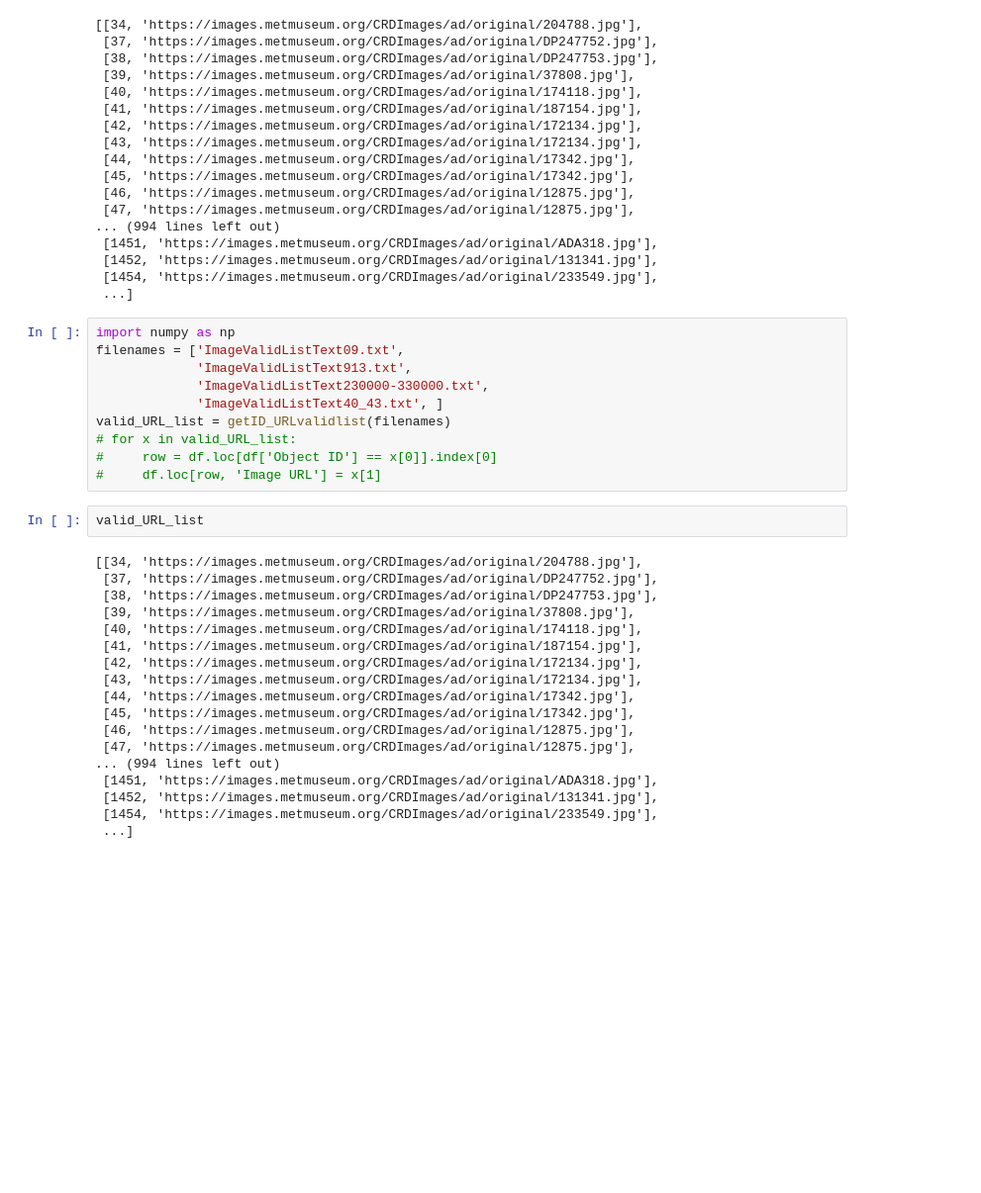
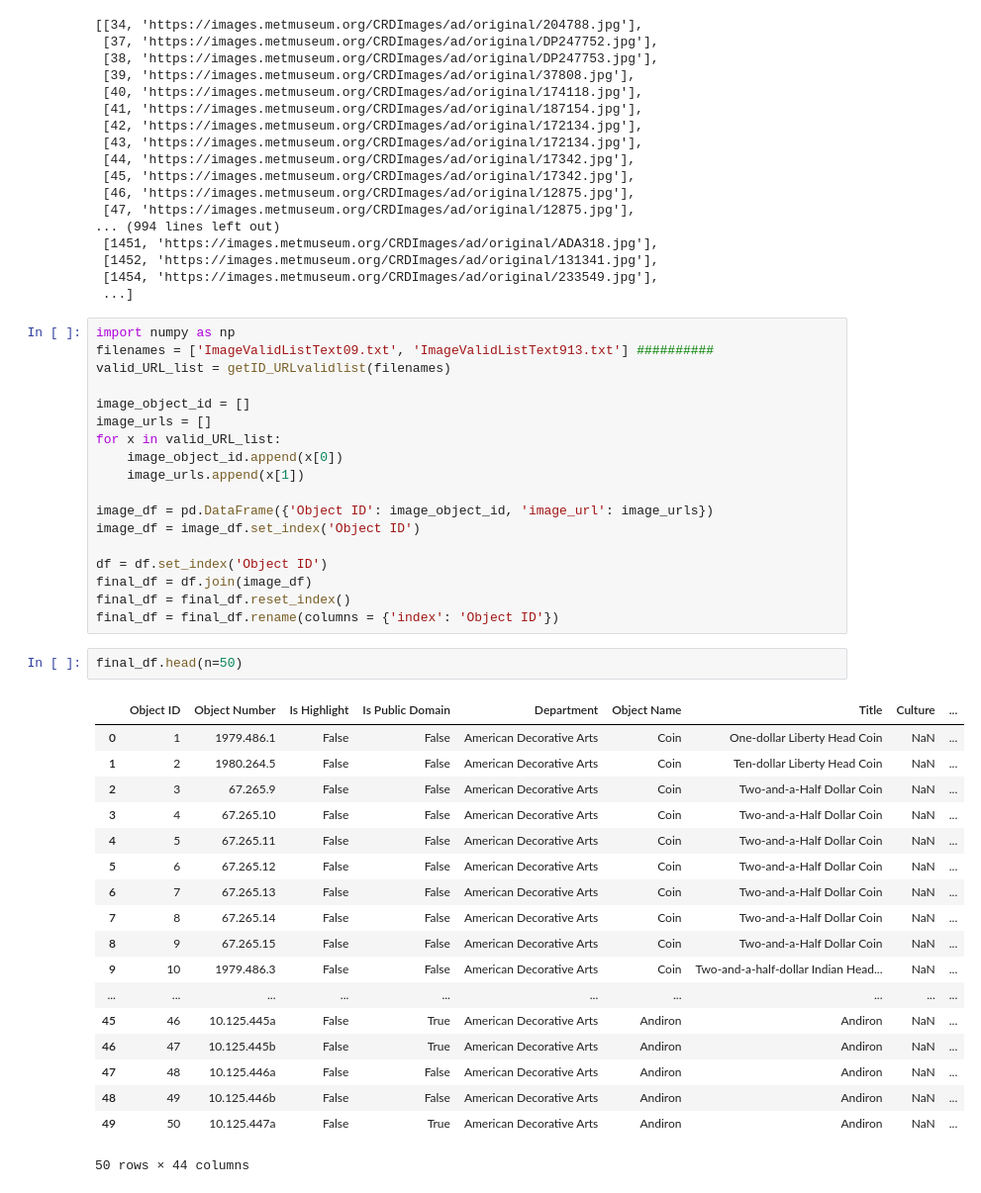
Before and after one commit to zl2723/Tools-MET-quiz-, a Jupyter notebook: Clean objects with empty image URL.ipynb, the cells around one changed output. Shown at 99% size. Saved outputs shown, nothing was run; the diff lists cells and outputs as text; blank space fills up the shorter version.

Commit message:
Merge Function
1. Created function to merge all lists of image urls
2. Created function to create final dataframe that adds image_url into the original dataframe

```diff
--- a/Clean objects with empty image URL.ipynb
+++ b/Clean objects with empty image URL.ipynb
@@ -271,33 +207,42 @@ getID_URLvalidlist(filenames)
  [1452, 'https://images.metmuseum.org/CRDImages/ad/original/131341.jpg'],
  [1454, 'https://images.metmuseum.org/CRDImages/ad/original/233549.jpg'],
  ...]
-# %%
-import numpy as np
-filenames = ['ImageValidListText09.txt',
-             'ImageValidListText913.txt',
-             'ImageValidListText230000-330000.txt',
-             'ImageValidListText40_43.txt', ]
-valid_URL_list = getID_URLvalidlist(filenames)
-# for x in valid_URL_list:
-#     row = df.loc[df['Object ID'] == x[0]].index[0]
-#     df.loc[row, 'Image URL'] = x[1]
-# %%
-valid_URL_list
-# %% [output]
-[[34, 'https://images.metmuseum.org/CRDImages/ad/original/204788.jpg'],
- [37, 'https://images.metmuseum.org/CRDImages/ad/original/DP247752.jpg'],
- [38, 'https://images.metmuseum.org/CRDImages/ad/original/DP247753.jpg'],
- [39, 'https://images.metmuseum.org/CRDImages/ad/original/37808.jpg'],
- [40, 'https://images.metmuseum.org/CRDImages/ad/original/174118.jpg'],
- [41, 'https://images.metmuseum.org/CRDImages/ad/original/187154.jpg'],
- [42, 'https://images.metmuseum.org/CRDImages/ad/original/172134.jpg'],
- [43, 'https://images.metmuseum.org/CRDImages/ad/original/172134.jpg'],
- [44, 'https://images.metmuseum.org/CRDImages/ad/original/17342.jpg'],
- [45, 'https://images.metmuseum.org/CRDImages/ad/original/17342.jpg'],
- [46, 'https://images.metmuseum.org/CRDImages/ad/original/12875.jpg'],
- [47, 'https://images.metmuseum.org/CRDImages/ad/original/12875.jpg'],
-... (994 lines left out)
- [1451, 'https://images.metmuseum.org/CRDImages/ad/original/ADA318.jpg'],
- [1452, 'https://images.metmuseum.org/CRDImages/ad/original/131341.jpg'],
- [1454, 'https://images.metmuseum.org/CRDImages/ad/original/233549.jpg'],
- ...]
+# %%
+import numpy as np
+filenames = ['ImageValidListText09.txt', 'ImageValidListText913.txt'] ##########
+valid_URL_list = getID_URLvalidlist(filenames)
+
+image_object_id = []
+image_urls = []
+for x in valid_URL_list:
+    image_object_id.append(x[0])
+    image_urls.append(x[1])
+
+image_df = pd.DataFrame({'Object ID': image_object_id, 'image_url': image_urls})
+image_df = image_df.set_index('Object ID')
+
+df = df.set_index('Object ID')
+final_df = df.join(image_df)
+final_df = final_df.reset_index()
+final_df = final_df.rename(columns = {'index': 'Object ID'})
+# %%
+final_df.head(n=50)
+# %% [output]
+|  | Object ID | Object Number | Is Highlight | Is Public Domain | Department | Object Name | Title | Culture | ... |
+| 0 | 1 | 1979.486.1 | False | False | American Decorative Arts | Coin | One-dollar Liberty Head Coin | NaN | ... |
+| 1 | 2 | 1980.264.5 | False | False | American Decorative Arts | Coin | Ten-dollar Liberty Head Coin | NaN | ... |
+| 2 | 3 | 67.265.9 | False | False | American Decorative Arts | Coin | Two-and-a-Half Dollar Coin | NaN | ... |
+| 3 | 4 | 67.265.10 | False | False | American Decorative Arts | Coin | Two-and-a-Half Dollar Coin | NaN | ... |
+| 4 | 5 | 67.265.11 | False | False | American Decorative Arts | Coin | Two-and-a-Half Dollar Coin | NaN | ... |
+| 5 | 6 | 67.265.12 | False | False | American Decorative Arts | Coin | Two-and-a-Half Dollar Coin | NaN | ... |
+| 6 | 7 | 67.265.13 | False | False | American Decorative Arts | Coin | Two-and-a-Half Dollar Coin | NaN | ... |
+| 7 | 8 | 67.265.14 | False | False | American Decorative Arts | Coin | Two-and-a-Half Dollar Coin | NaN | ... |
+| 8 | 9 | 67.265.15 | False | False | American Decorative Arts | Coin | Two-and-a-Half Dollar Coin | NaN | ... |
+| 9 | 10 | 1979.486.3 | False | False | American Decorative Arts | Coin | Two-and-a-half-dollar Indian Head... | NaN | ... |
+| ... | ... | ... | ... | ... | ... | ... | ... | ... | ... |
+| 45 | 46 | 10.125.445a | False | True | American Decorative Arts | Andiron | Andiron | NaN | ... |
+| 46 | 47 | 10.125.445b | False | True | American Decorative Arts | Andiron | Andiron | NaN | ... |
+| 47 | 48 | 10.125.446a | False | False | American Decorative Arts | Andiron | Andiron | NaN | ... |
+| 48 | 49 | 10.125.446b | False | False | American Decorative Arts | Andiron | Andiron | NaN | ... |
+| 49 | 50 | 10.125.447a | False | True | American Decorative Arts | Andiron | Andiron | NaN | ... |
+50 rows × 44 columns
```
Also changed, not shown: parts of 13 cells of this notebook.
